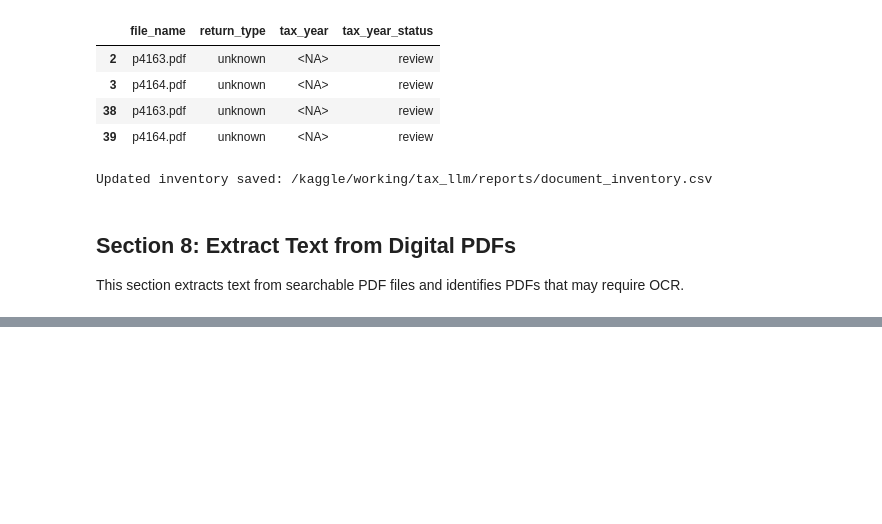
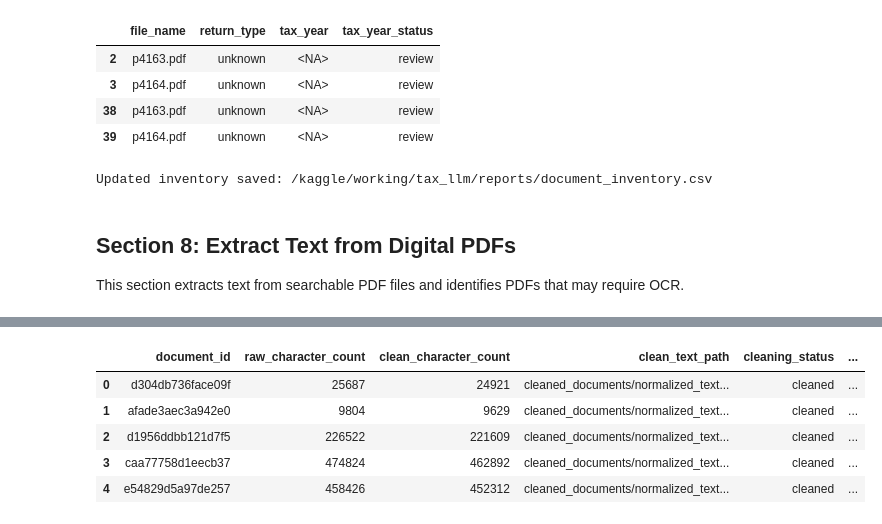
Before and after one commit to sharathnallaganti/Projects, a Jupyter notebook: project-schema-and-plan.ipynb, the cells around one changed output, grey strips where cells are left out. Drawn from its saved outputs; the diff is of its cells as text; code cells hidden in the pictures; blank space fills up the shorter version.

```diff
--- a/project-schema-and-plan.ipynb
+++ b/project-schema-and-plan.ipynb
@@ -735,0 +941,13 @@ This section extracts text from searchable PDF files and identifies PDFs that ma
+# %%
+OCR_TEXT_DIR = CLEANED_DIR / "ocr_text"
+OCR_TEXT_DIR.mkdir(parents=True, exist_ok=True)
+
+OCR_DPI = 200
+OCR_CONFIG = "--oem 3 --psm 3"
+
+ocr_candidates = document_inventory[
+    document_inventory["extraction_status"] == "needs_ocr"
+].copy()
+
+print(f"PDFs requiring OCR: {len(ocr_candidates)}")
+print(f"OCR output folder : {OCR_TEXT_DIR}")
@@ -735,0 +1328,7 @@ This section extracts text from searchable PDF files and identifies PDFs that ma
+# %%
+import unicodedata
+
+NORMALIZED_TEXT_DIR = CLEANED_DIR / "normalized_text"
+NORMALIZED_TEXT_DIR.mkdir(parents=True, exist_ok=True)
+
+print(f"Normalized text folder: {NORMALIZED_TEXT_DIR}")
@@ -735,0 +1370,60 @@ This section extracts text from searchable PDF files and identifies PDFs that ma
+# %%
+cleaning_results = []
+
+documents_with_text = document_inventory[
+    document_inventory["text_path"].notna()
+].copy()
+
+for row in tqdm(
+    documents_with_text.itertuples(index=False),
+    total=len(documents_with_text),
+    desc="Cleaning extracted text",
+):
+    try:
+        source_text_path = OUTPUT_DIR / row.text_path
+        normalized_path = NORMALIZED_TEXT_DIR / f"{row.document_id}.txt"
+
+        raw_text = source_text_path.read_text(
+            encoding="utf-8",
+            errors="ignore",
+        )
+
+        cleaned_text = clean_extracted_text(raw_text)
+        normalized_path.write_text(cleaned_text, encoding="utf-8")
+
+        cleaning_results.append(
+            {
+                "document_id": row.document_id,
+                "raw_character_count": len(raw_text),
+                "clean_character_count": len(cleaned_text),
+                "clean_text_path": str(
+                    normalized_path.relative_to(OUTPUT_DIR)
+                ),
+                "cleaning_status": (
+                    "cleaned"
+                    if len(cleaned_text) >= MIN_DOCUMENT_CHARACTERS
+                    else "low_text"
+                ),
+                "cleaning_error": None,
+            }
+        )
+
+    except Exception as error:
+        cleaning_results.append(
+            {
+                "document_id": row.document_id,
+                "raw_character_count": 0,
+                "clean_character_count": 0,
+                "clean_text_path": None,
+                "cleaning_status": "failed",
+                "cleaning_error": str(error),
+            }
+        )
+
+cleaning_table = pd.DataFrame(cleaning_results)
+
+print(f"Documents processed: {len(cleaning_table)}")
+
+if not cleaning_table.empty:
+    display(cleaning_table.head())
+# %% [output]
@@ -735,0 +1431,6 @@ This section extracts text from searchable PDF files and identifies PDFs that ma
+|  | document_id | raw_character_count | clean_character_count | clean_text_path | cleaning_status | ... |
+| 0 | d304db736face09f | 25687 | 24921 | cleaned_documents/normalized_text... | cleaned | ... |
+| 1 | afade3aec3a942e0 | 9804 | 9629 | cleaned_documents/normalized_text... | cleaned | ... |
+| 2 | d1956ddbb121d7f5 | 226522 | 221609 | cleaned_documents/normalized_text... | cleaned | ... |
+| 3 | caa77758d1eecb37 | 474824 | 462892 | cleaned_documents/normalized_text... | cleaned | ... |
+| 4 | e54829d5a97de257 | 458426 | 452312 | cleaned_documents/normalized_text... | cleaned | ... |
```
Also changed, not shown: parts of 44 cells of this notebook.
